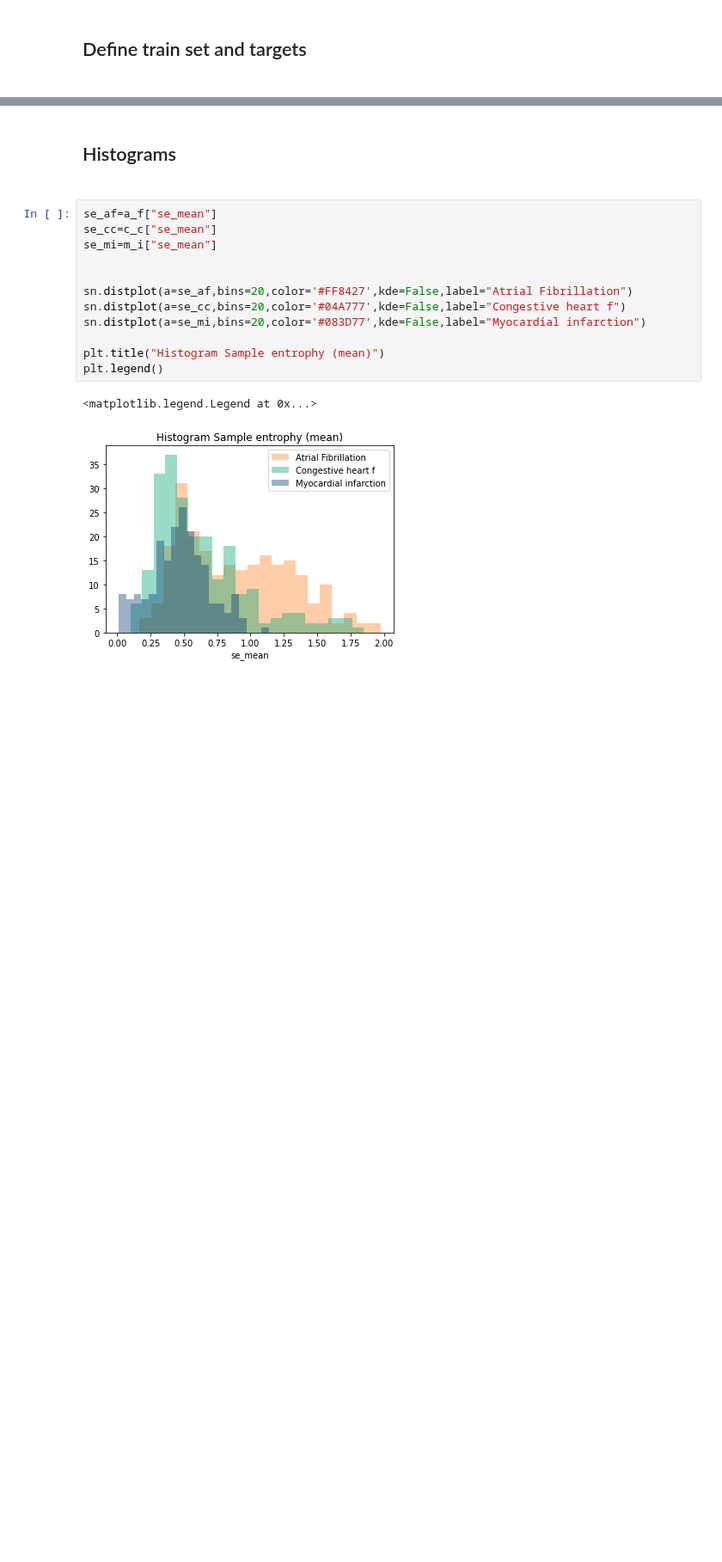
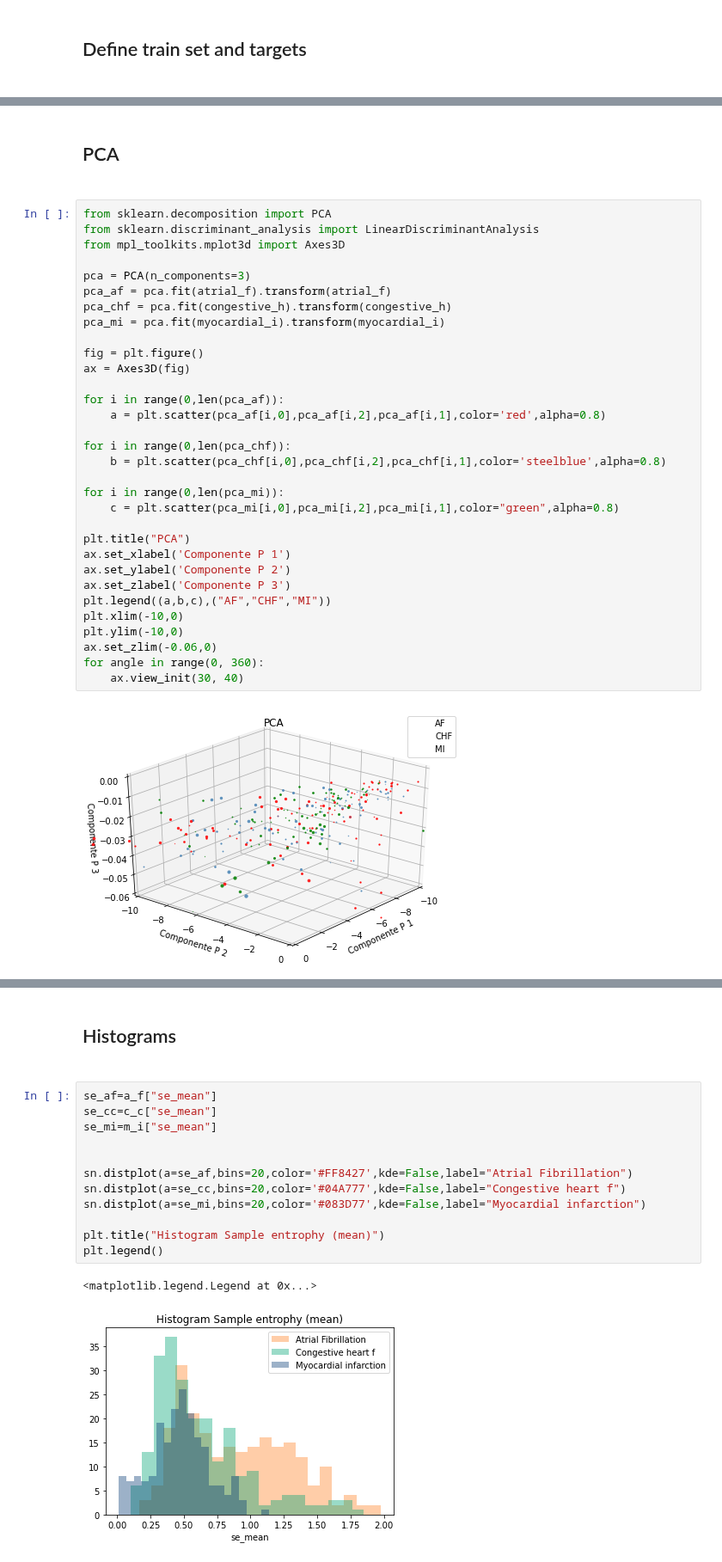
Before and after one commit to AlanPalomino/TTB_2020_2_13, a Jupyter notebook: Classification.ipynb, the cells around one changed output, grey strips where cells are left out. Shown at 86% size. Cells and saved outputs as stored; diff of their text form; blank space fills up the shorter version.

```diff
--- a/Classification.ipynb
+++ b/Classification.ipynb
@@ -81,0 +86,36 @@ print(len(a_f)+len(c_c)+len(m_i))
+# %% [markdown]
+<h2>PCA<h2>
+# %%
+from sklearn.decomposition import PCA
+from sklearn.discriminant_analysis import LinearDiscriminantAnalysis
+from mpl_toolkits.mplot3d import Axes3D
+
+pca = PCA(n_components=3)
+pca_af = pca.fit(atrial_f).transform(atrial_f)
+pca_chf = pca.fit(congestive_h).transform(congestive_h)
+pca_mi = pca.fit(myocardial_i).transform(myocardial_i)
+
+fig = plt.figure()
+ax = Axes3D(fig)
+
+for i in range(0,len(pca_af)):
+    a = plt.scatter(pca_af[i,0],pca_af[i,2],pca_af[i,1],color='red',alpha=0.8)
+
+for i in range(0,len(pca_chf)):
+    b = plt.scatter(pca_chf[i,0],pca_chf[i,2],pca_chf[i,1],color='steelblue',alpha=0.8)
+
+for i in range(0,len(pca_mi)):
+    c = plt.scatter(pca_mi[i,0],pca_mi[i,2],pca_mi[i,1],color="green",alpha=0.8)
+
+plt.title("PCA")
+ax.set_xlabel('Componente P 1')
+ax.set_ylabel('Componente P 2')
+ax.set_zlabel('Componente P 3')
+plt.legend((a,b,c),("AF","CHF","MI"))
+plt.xlim(-10,0)
+plt.ylim(-10,0)
+ax.set_zlim(-0.06,0)
+for angle in range(0, 360):
+    ax.view_init(30, 40)
+# %% [output]
+[figure, added]
```
Also changed, not shown: parts of 6 cells of this notebook.
